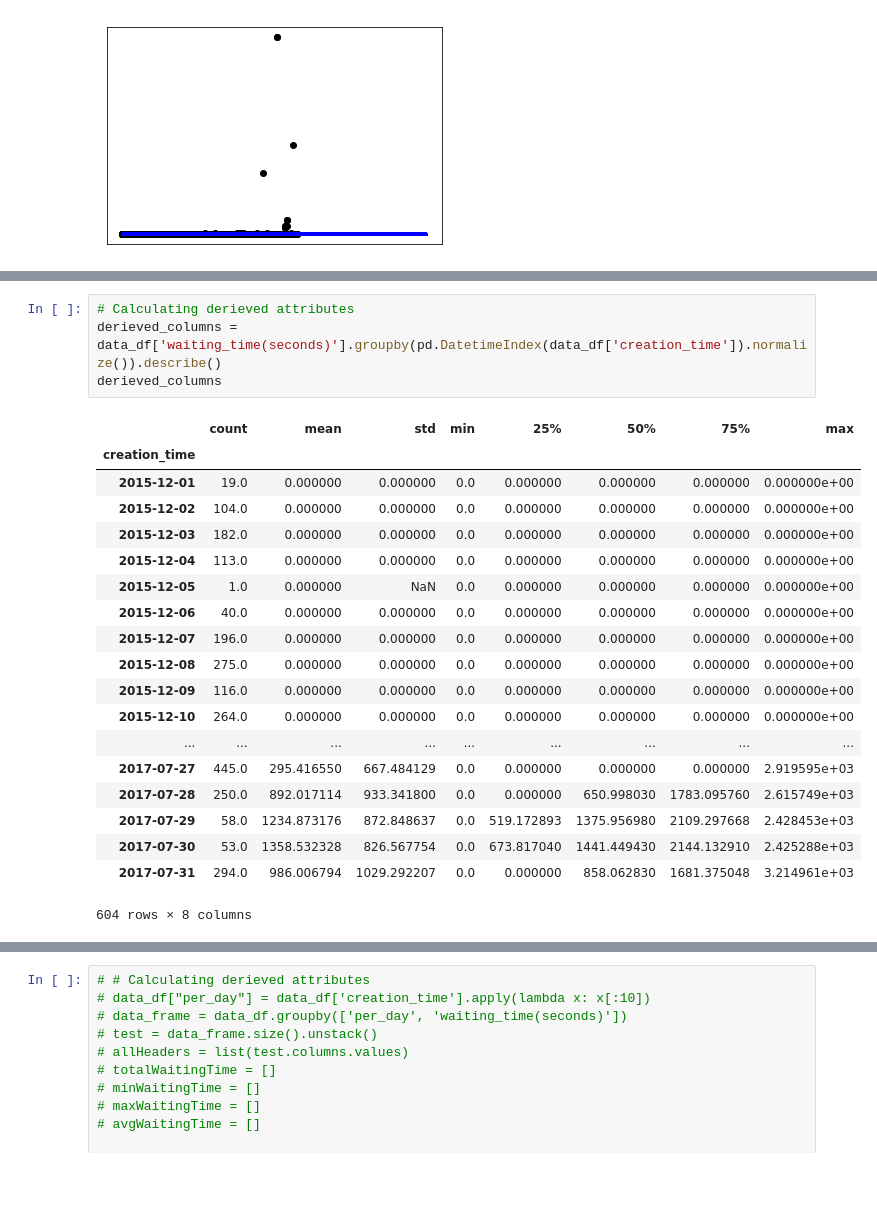
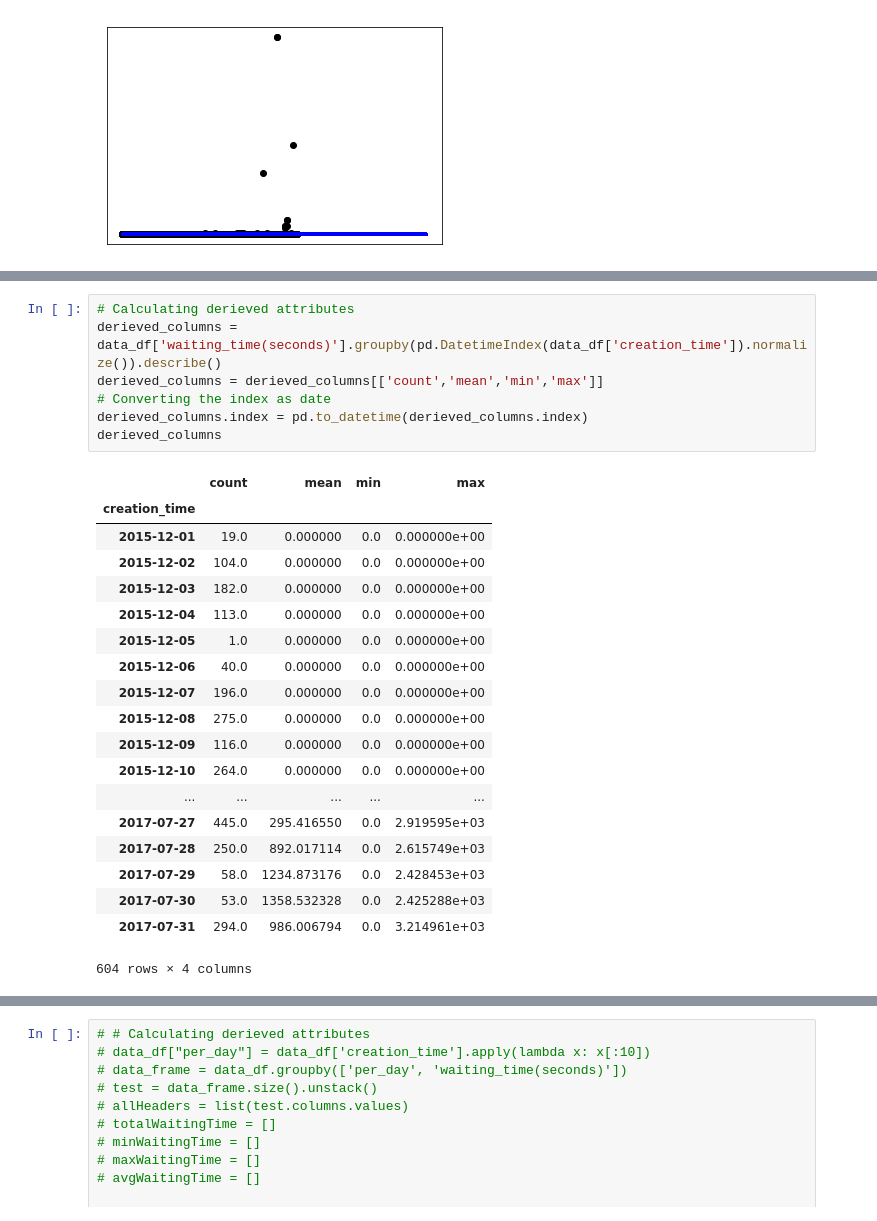
Before and after one commit to nehap25/ml_metric, a Jupyter notebook: ML_metrics.ipynb, the cells around one changed output, grey strips where cells are left out. Saved outputs shown, nothing was run; the diff lists cells and outputs as text; blank space fills up the shorter version.

```diff
--- a/ML_metrics.ipynb
+++ b/ML_metrics.ipynb
@@ -313,24 +311,27 @@ Warnings:
 # %%
 # Calculating derieved attributes
 derieved_columns = data_df['waiting_time(seconds)'].groupby(pd.DatetimeIndex(data_df['creation_time']).normalize()).describe()
+derieved_columns = derieved_columns[['count','mean','min','max']]
+# Converting the index as date
+derieved_columns.index = pd.to_datetime(derieved_columns.index)
 derieved_columns
 # %% [output]
-|  | count | mean | std | min | 25% | 50% | 75% | max |
-| creation_time |  |  |  |  |  |  |  |  |
-| 2015-12-01 | 19.0 | 0.000000 | 0.000000 | 0.0 | 0.000000 | 0.000000 | 0.000000 | 0.000000e+00 |
-| 2015-12-02 | 104.0 | 0.000000 | 0.000000 | 0.0 | 0.000000 | 0.000000 | 0.000000 | 0.000000e+00 |
-| 2015-12-03 | 182.0 | 0.000000 | 0.000000 | 0.0 | 0.000000 | 0.000000 | 0.000000 | 0.000000e+00 |
-| 2015-12-04 | 113.0 | 0.000000 | 0.000000 | 0.0 | 0.000000 | 0.000000 | 0.000000 | 0.000000e+00 |
-| 2015-12-05 | 1.0 | 0.000000 | NaN | 0.0 | 0.000000 | 0.000000 | 0.000000 | 0.000000e+00 |
-| 2015-12-06 | 40.0 | 0.000000 | 0.000000 | 0.0 | 0.000000 | 0.000000 | 0.000000 | 0.000000e+00 |
-| 2015-12-07 | 196.0 | 0.000000 | 0.000000 | 0.0 | 0.000000 | 0.000000 | 0.000000 | 0.000000e+00 |
-| 2015-12-08 | 275.0 | 0.000000 | 0.000000 | 0.0 | 0.000000 | 0.000000 | 0.000000 | 0.000000e+00 |
-| 2015-12-09 | 116.0 | 0.000000 | 0.000000 | 0.0 | 0.000000 | 0.000000 | 0.000000 | 0.000000e+00 |
-| 2015-12-10 | 264.0 | 0.000000 | 0.000000 | 0.0 | 0.000000 | 0.000000 | 0.000000 | 0.000000e+00 |
-| ... | ... | ... | ... | ... | ... | ... | ... | ... |
-| 2017-07-27 | 445.0 | 295.416550 | 667.484129 | 0.0 | 0.000000 | 0.000000 | 0.000000 | 2.919595e+03 |
-| 2017-07-28 | 250.0 | 892.017114 | 933.341800 | 0.0 | 0.000000 | 650.998030 | 1783.095760 | 2.615749e+03 |
-| 2017-07-29 | 58.0 | 1234.873176 | 872.848637 | 0.0 | 519.172893 | 1375.956980 | 2109.297668 | 2.428453e+03 |
-| 2017-07-30 | 53.0 | 1358.532328 | 826.567754 | 0.0 | 673.817040 | 1441.449430 | 2144.132910 | 2.425288e+03 |
-| 2017-07-31 | 294.0 | 986.006794 | 1029.292207 | 0.0 | 0.000000 | 858.062830 | 1681.375048 | 3.214961e+03 |
+|  | count | mean | min | max |
+| creation_time |  |  |  |  |
+| 2015-12-01 | 19.0 | 0.000000 | 0.0 | 0.000000e+00 |
+| 2015-12-02 | 104.0 | 0.000000 | 0.0 | 0.000000e+00 |
+| 2015-12-03 | 182.0 | 0.000000 | 0.0 | 0.000000e+00 |
+| 2015-12-04 | 113.0 | 0.000000 | 0.0 | 0.000000e+00 |
+| 2015-12-05 | 1.0 | 0.000000 | 0.0 | 0.000000e+00 |
+| 2015-12-06 | 40.0 | 0.000000 | 0.0 | 0.000000e+00 |
+| 2015-12-07 | 196.0 | 0.000000 | 0.0 | 0.000000e+00 |
+| 2015-12-08 | 275.0 | 0.000000 | 0.0 | 0.000000e+00 |
+| 2015-12-09 | 116.0 | 0.000000 | 0.0 | 0.000000e+00 |
+| 2015-12-10 | 264.0 | 0.000000 | 0.0 | 0.000000e+00 |
+| ... | ... | ... | ... | ... |
+| 2017-07-27 | 445.0 | 295.416550 | 0.0 | 2.919595e+03 |
+| 2017-07-28 | 250.0 | 892.017114 | 0.0 | 2.615749e+03 |
+| 2017-07-29 | 58.0 | 1234.873176 | 0.0 | 2.428453e+03 |
+| 2017-07-30 | 53.0 | 1358.532328 | 0.0 | 2.425288e+03 |
+| 2017-07-31 | 294.0 | 986.006794 | 0.0 | 3.214961e+03 |
-604 rows × 8 columns
+604 rows × 4 columns
```
Also changed, not shown: parts of 6 cells of this notebook.
